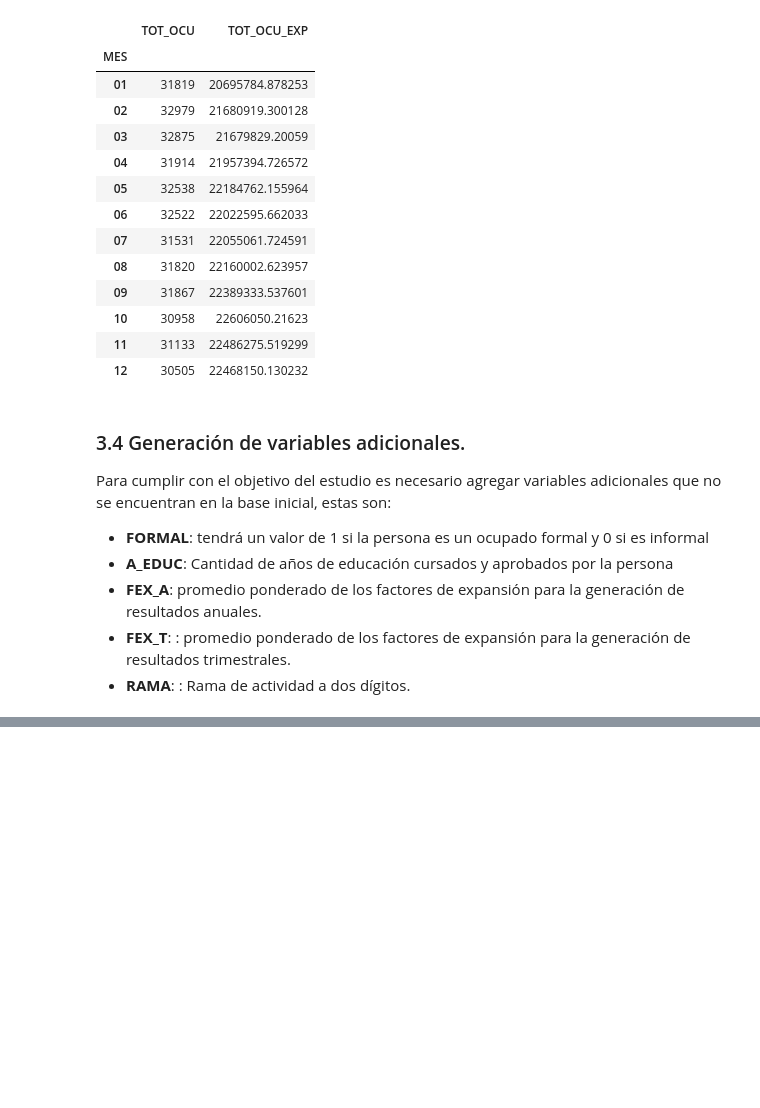
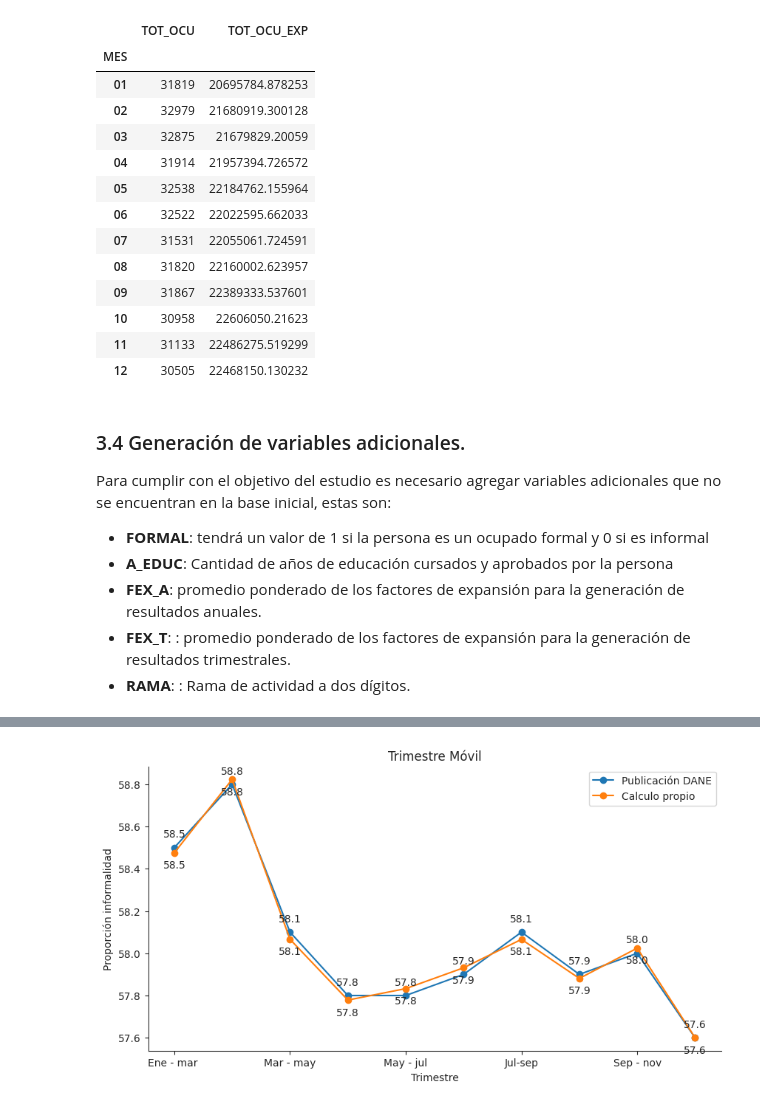
Before and after one commit to caavila96/Colombia_maps_SGR, a Jupyter notebook: informalidad_GEIH.ipynb, the cells around one changed output, grey strips where cells are left out. Drawn from its saved outputs; the diff is of its cells as text; code cells hidden in the pictures; blank space fills up the shorter version.

```diff
--- a/informalidad_GEIH.ipynb
+++ b/informalidad_GEIH.ipynb
@@ -453,0 +479,19 @@ df_final["a_educ"] = df_final[['P3042','P3042S1']].apply(educacion, axis=1)
+# %%
+#Variable clase
+df_final['clase'] = df_final['clase'].astype("int")
+
+# Variable area
+df_final['area'] = df_final['area'].replace("", None)
+df_final['area'] = df_final['area'].astype("str")
+
+def mpio_divi(mpio):
+  if (mpio == '5') or (mpio == '8') :
+    return '0' + mpio
+  else:
+    return mpio
+
+df_final['area'] = df_final['area'].apply(mpio_divi)
+
+#Variable dpto
+df_final['dpto'] = df_final['dpto'].astype("str")
+df_final['dpto'] = df_final['dpto'].apply(mpio_divi)
@@ -453,0 +508,62 @@ df_final["a_educ"] = df_final[['P3042','P3042S1']].apply(educacion, axis=1)
+# %%
+'''
+El DANE presenta la información de informalidad de forma trimestre corrido, por este motivo se agrupan los resultados por trimestrre corrido usando el factor de expansión
+trimestral.
+
+Posterior a esto se agregan los resultados DANE para tener una comparabilidad
+
+'''
+trimestre_movil = [["01", "02", "03"], ["02", "03", "04"], ["03", "04", "05"], ["04", "05", "06"], ["05", "06", "07"], ["06", "07", "08"], ["07", "08", "09"], ["08", "09", "10"], ["09", "10", "11"], ["10", "11", "12"]]
+
+trim_movi = pd.DataFrame()
+
+for trimestre in trimestre_movil:
+    resultado = df_final[(df_final['mes'].isin(trimestre)) & (df_final['area'].notna()) ].groupby('ano').apply(lambda x: (1-((x['infor'] * x['fex_t']).sum() / x['fex_t'].sum()))*100 )
+    trim_movi = pd.concat([trim_movi, resultado], axis=1)
+
+trim_movi.columns = ['Ene - mar ', 'Feb - abr ', 'Mar - may', 'Abr - Jun', 'May - jul', 'Jun-ago', 'Jul-sep', 'Ago-oct', 'Sep - nov', 'Oct -dic']
+
+trim_movi.loc['2022_DANE'] = [58.5,	58.8,	58.1,	57.8,	57.8,	57.9,	58.1,	57.9,	58.0,	57.6]
+
+
+#generación de linea que compare los dos resultados
+
+# tamaño
+fig, ax = plt.subplots(figsize=(10, 5))
+
+#transposición de la tabla
+trim_movi = trim_movi.T
+
+# Linea de resultado DANE
+trim_movi['2022_DANE'].plot(kind='line', marker='o', label='Publicación DANE', ax=ax)
+
+# Línea de resultado propio
+trim_movi[2022].plot(kind='line', marker='o', label='Calculo propio', ax=ax)
+
+# Corte eje y
+
+# labels
+plt.title('Trimestre Móvil')
+plt.xlabel('Trimestre')
+plt.ylabel('Proporción informalidad')
+
+# Puntos de datos primera línea
+for i, value in enumerate(trim_movi[2022]):
+    ax.annotate(f'{value:.1f}', (i, value), textcoords="offset points", xytext=(0, -15), ha='center')
+
+#Puntos de datos segunda linea
+for i, value in enumerate(trim_movi['2022_DANE']):
+    ax.annotate(f'{value:.1f}', (i, value), textcoords="offset points", xytext=(0, 10), ha='center')
+
+# Remove the top and right spines
+sns.despine()
+
+# Display the legend
+ax.legend(fontsize=12)
+
+
+ax.legend()
+
+plt.show()
+# %% [output]
+[figure, added]
```
Also changed, not shown: parts of 17 cells of this notebook.
